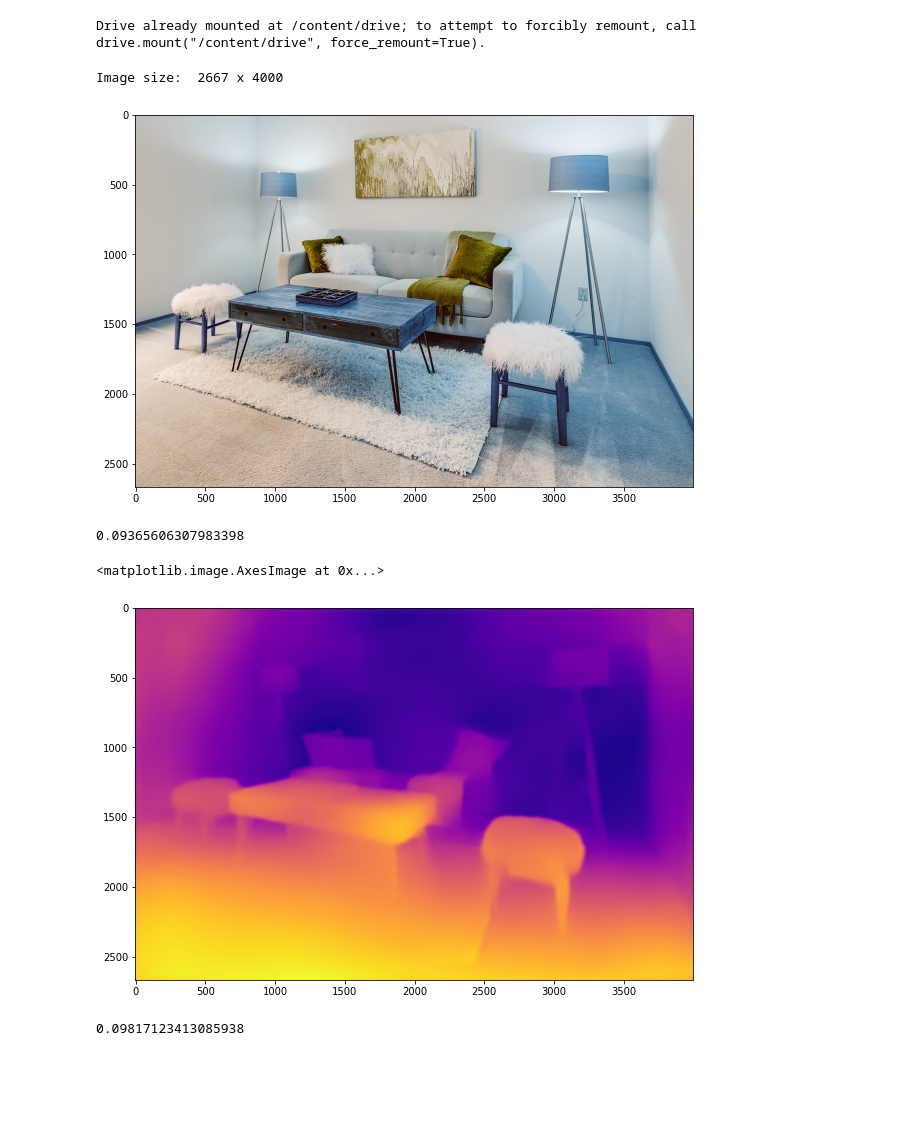
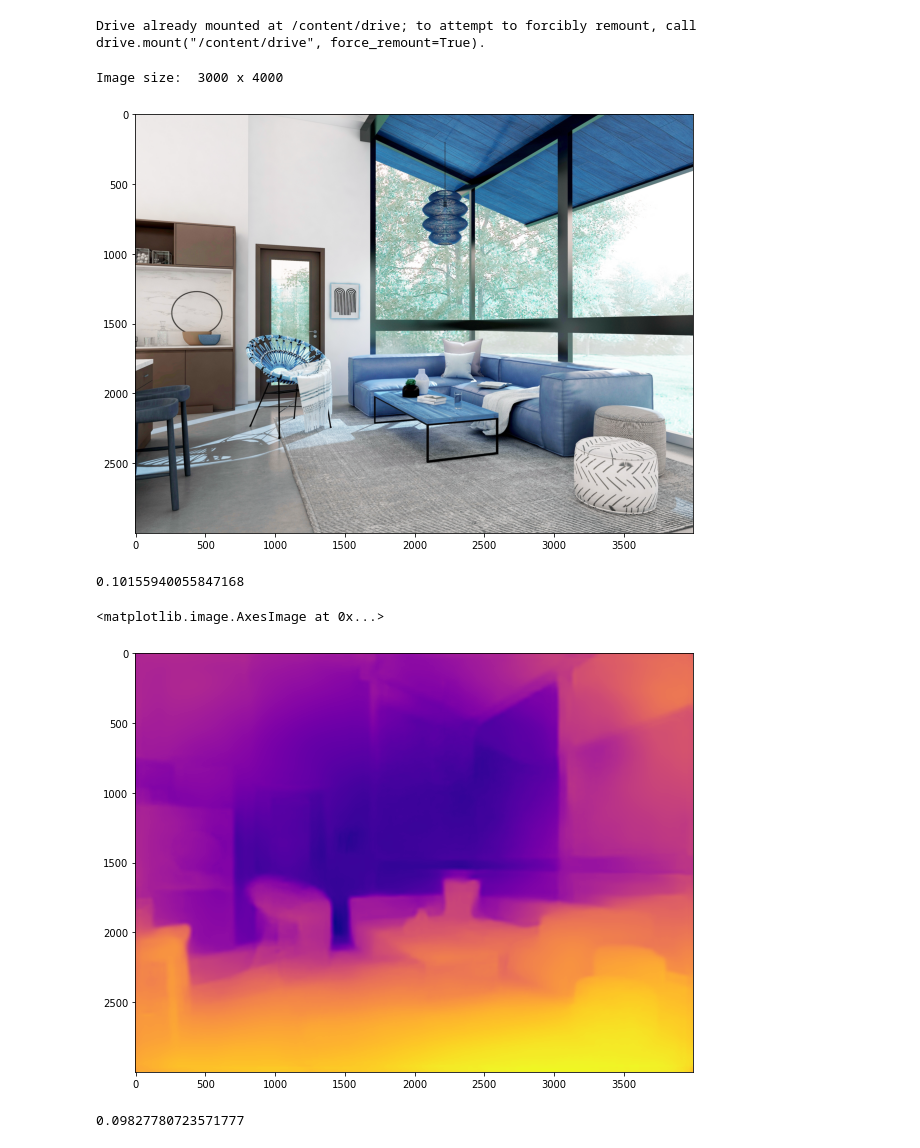
Before and after one commit to vetasavitskaya/monocular-depth-estimation-with-densenet, a Jupyter notebook: testing.ipynb, the cells around one changed output. Cells and saved outputs as stored; diff of their text form; code cells hidden in the pictures; blank space fills up the shorter version.

```diff
--- a/testing.ipynb
+++ b/testing.ipynb
@@ -25,30 +25,30 @@ def preprocess_original_image(image):
   processed.append(scaled_original_img)
   return np.array(processed)
 # %%
-image_path = '/content/drive/MyDrive/monocular-depth-estimation-with-densenet/test_images/room_4000x2667.png'
+image_path = '/content/drive/MyDrive/monocular-depth-estimation-with-densenet/test_images/image_3000_x_4000.jpg'
 image = cv2.imread(image_path)
 plt.figure(figsize=(10, 10))
 plt.imshow(image)
 height, width = image.shape[0], image.shape[1]
 print('Image size: ', height, 'x', width)
 image_np = preprocess_original_image(image)
 # %% [output]
-Image size:  2667 x 4000
+Image size:  3000 x 4000
-[figure, old version]
+[figure, new version]
 # %%
 start = time.time()
 depth_predictions = model.predict(image_np)
 end = time.time()
 print(end-start)
 # %% [output]
-0.09365606307983398
+0.10155940055847168
 # %%
 depth_image = cv2.resize(depth_predictions[0].squeeze(-1), dsize=(width, height))
 plt.figure(figsize=(10, 10))
 plt.imshow(depth_image, cmap ='plasma_r')
 # %% [output]
 <matplotlib.image.AxesImage at 0x...>
-[figure, old version]
+[figure, new version]
 # %%
 start = time.time()
 depth_predictions = model.predict(image_np)
@@ -56,4 +56,4 @@ depth_image = cv2.resize(depth_predictions[0].squeeze(-1), dsize=(width, height)
 end = time.time()
 print(end-start)
 # %% [output]
-0.09817123413085938
+0.09827780723571777
```
Also changed, not shown: parts of 8 cells of this notebook.
